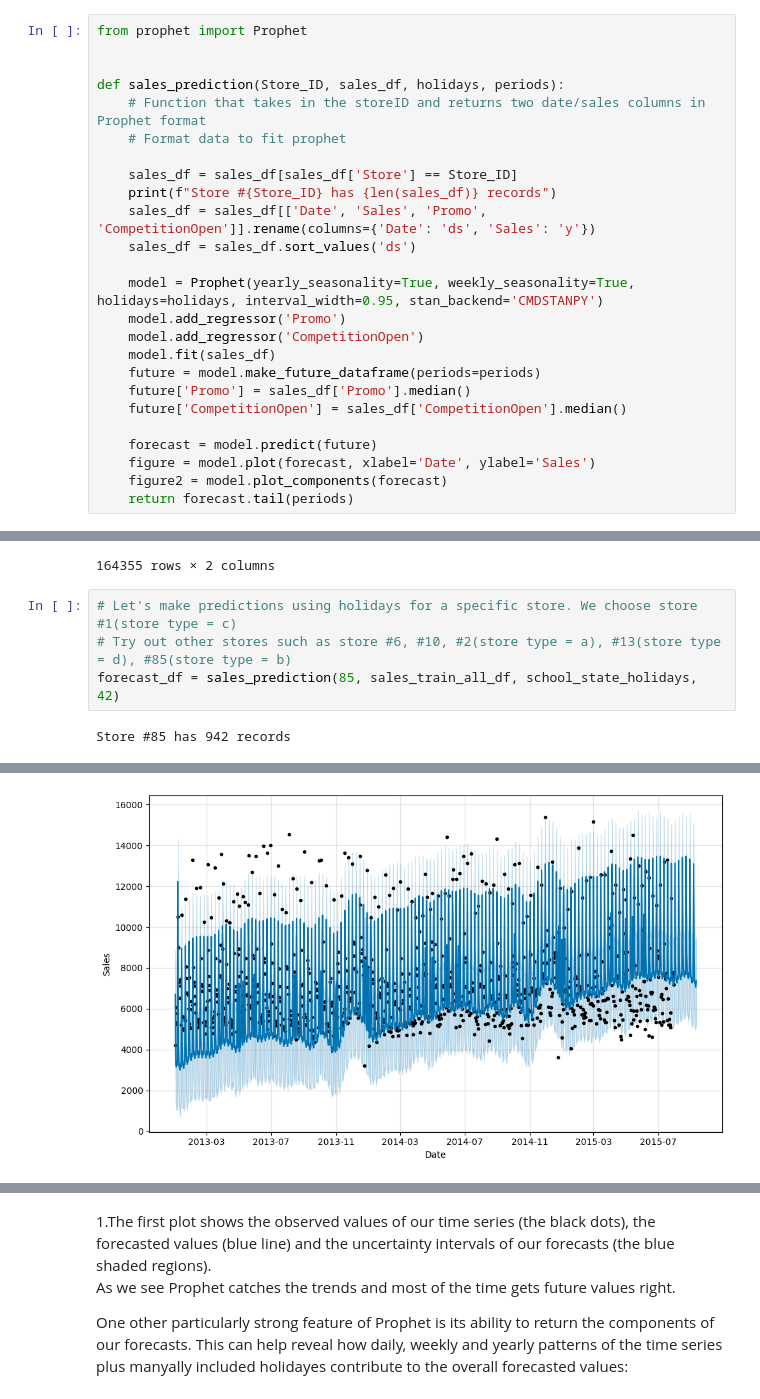
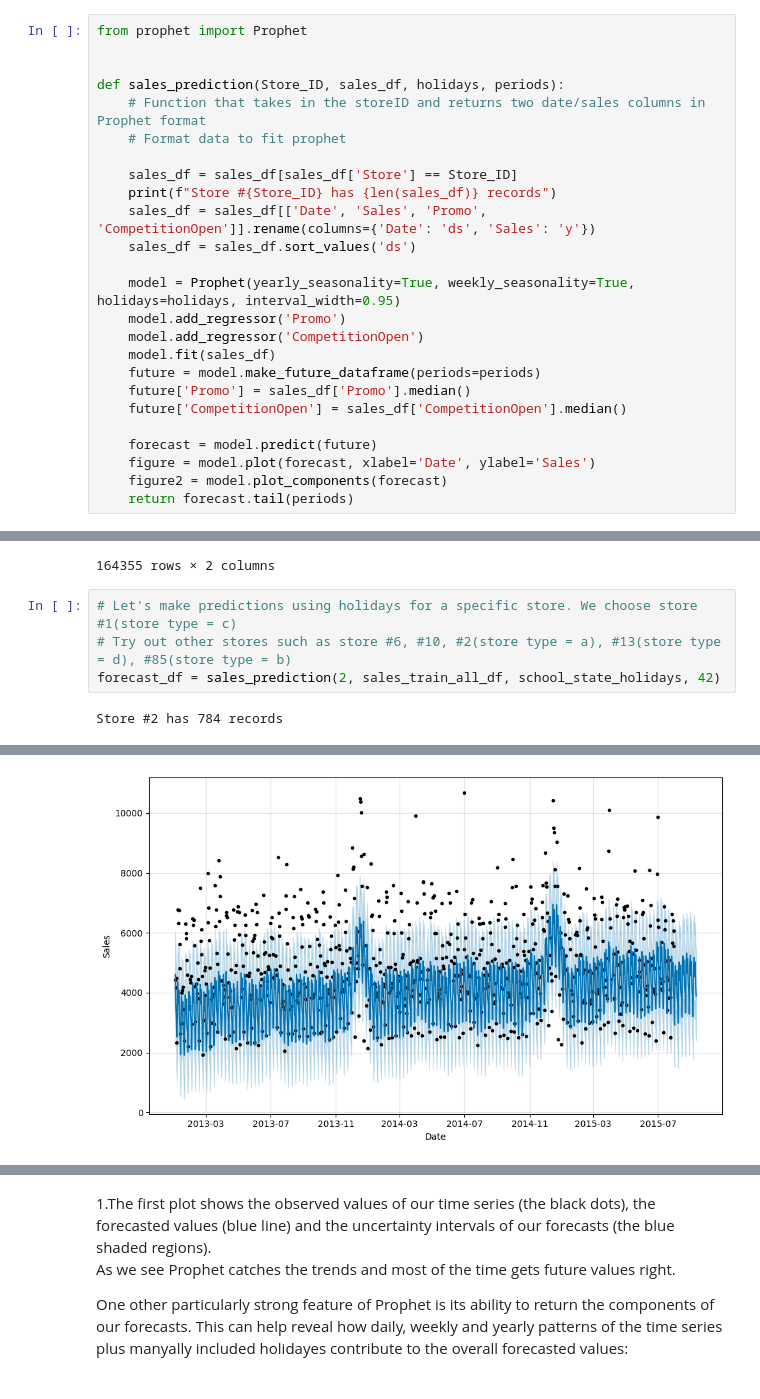
Before and after one commit to ToanNV/bps-asm, a Jupyter notebook: asm2/3.5_rossmann_store_sales_solution.ipynb, the cells around one changed output, grey strips where cells are left out. Saved outputs shown, nothing was run; the diff lists cells and outputs as text.

```diff
--- a/asm2/3.5_rossmann_store_sales_solution.ipynb
+++ b/asm2/3.5_rossmann_store_sales_solution.ipynb
@@ -424,7 +431,7 @@ def sales_prediction(Store_ID, sales_df, holidays, periods):
     sales_df = sales_df[['Date', 'Sales', 'Promo', 'CompetitionOpen']].rename(columns={'Date': 'ds', 'Sales': 'y'})
     sales_df = sales_df.sort_values('ds')
 
-    model = Prophet(yearly_seasonality=True, weekly_seasonality=True, holidays=holidays, interval_width=0.95, stan_backend='CMDSTANPY')
+    model = Prophet(yearly_seasonality=True, weekly_seasonality=True, holidays=holidays, interval_width=0.95)
     model.add_regressor('Promo')
     model.add_regressor('CompetitionOpen')
     model.fit(sales_df)
@@ -513,6 +520,6 @@ school_state_holidays
 # %%
 # Let's make predictions using holidays for a specific store. We choose store #1(store type = c)
 # Try out other stores such as store #6, #10, #2(store type = a), #13(store type = d), #85(store type = b)
-forecast_df = sales_prediction(85, sales_train_all_df, school_state_holidays, 42)
+forecast_df = sales_prediction(2, sales_train_all_df, school_state_holidays, 42)
 # %% [output]
-Store #85 has 942 records
+Store #2 has 784 records
@@ -521 +528 @@ Store #85 has 942 records
-[figure, old version]
+[figure, new version]
```
Also changed, not shown: parts of 5 cells of this notebook.
